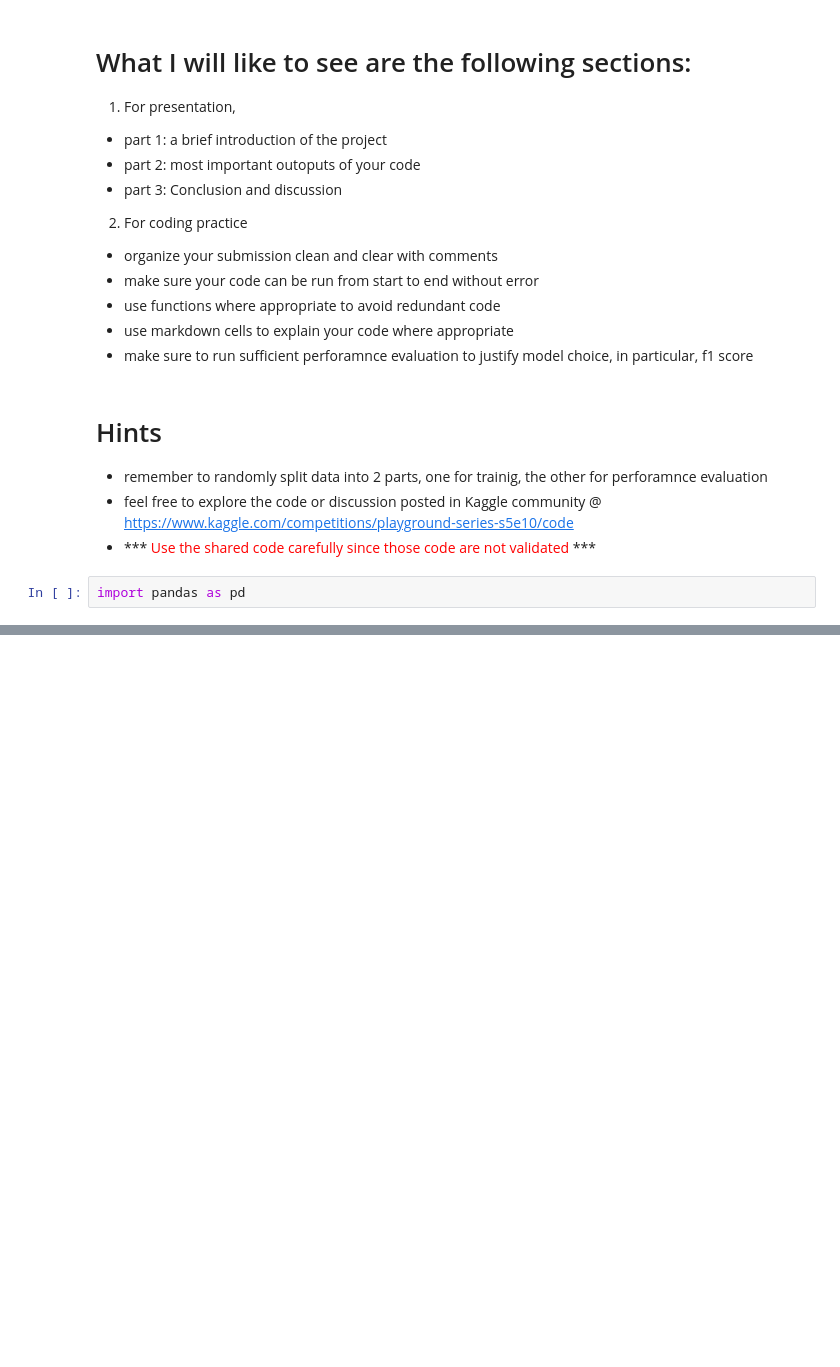
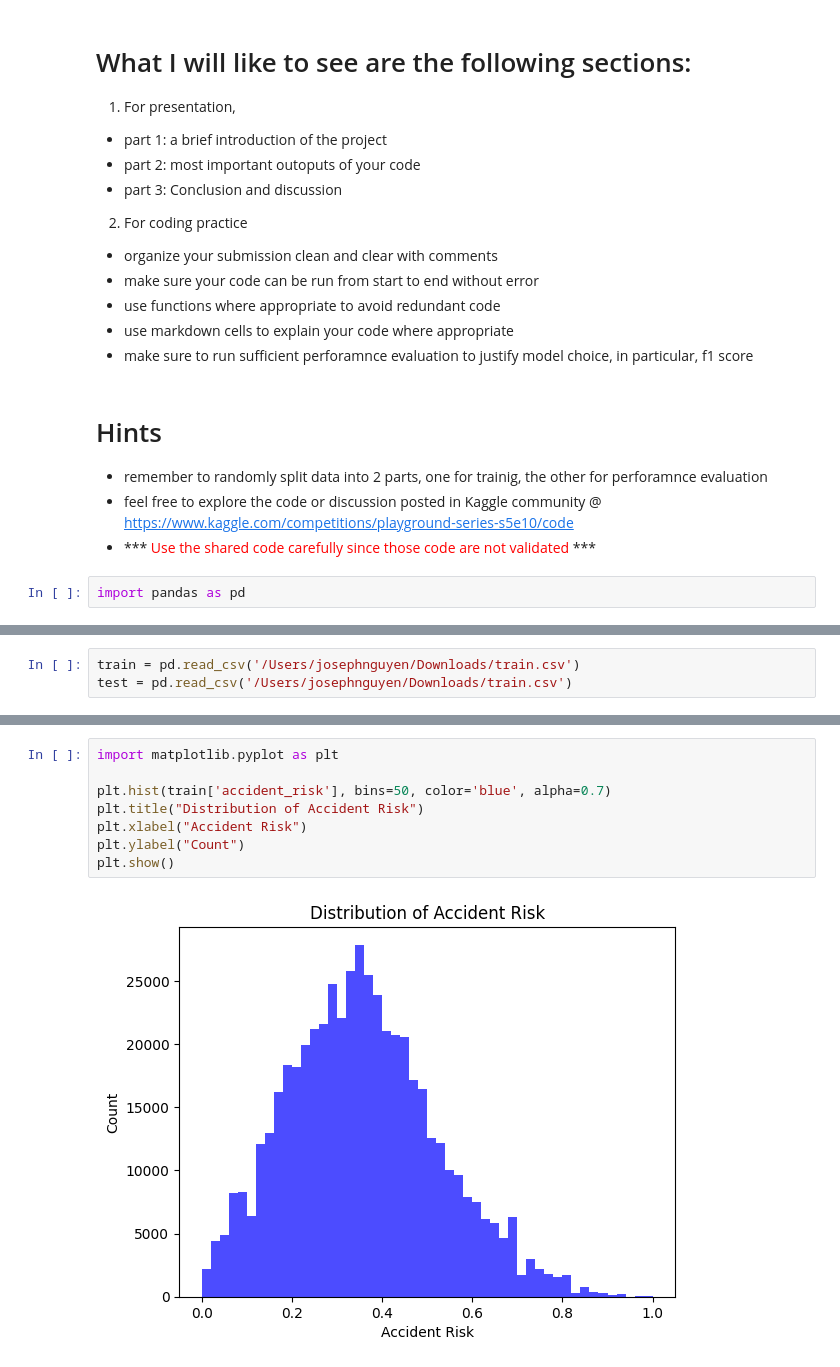
Before and after one commit to Auston-Obsuth/econ_5360_strategic_insights, a Jupyter notebook: grp_prj_1-1 (1).ipynb, the cells around one changed output, grey strips where cells are left out. Saved outputs shown, nothing was run; the diff lists cells and outputs as text; blank space fills up the shorter version.

```diff
--- a/grp_prj_1-1 (1).ipynb
+++ b/grp_prj_1-1 (1).ipynb
@@ -57,0 +45,3 @@ Index(['id', 'road_type', 'num_lanes', 'curvature', 'speed_limit', 'lighting',
+# %%
+train = pd.read_csv('/Users/josephnguyen/Downloads/train.csv')
+test = pd.read_csv('/Users/josephnguyen/Downloads/train.csv')
@@ -57,0 +209,10 @@ Index(['id', 'road_type', 'num_lanes', 'curvature', 'speed_limit', 'lighting',
+# %%
+import matplotlib.pyplot as plt
+
+plt.hist(train['accident_risk'], bins=50, color='blue', alpha=0.7)
+plt.title("Distribution of Accident Risk")
+plt.xlabel("Accident Risk")
+plt.ylabel("Count")
+plt.show()
+# %% [output]
+[figure, added]
```
Also changed, not shown: parts of 15 cells of this notebook.
